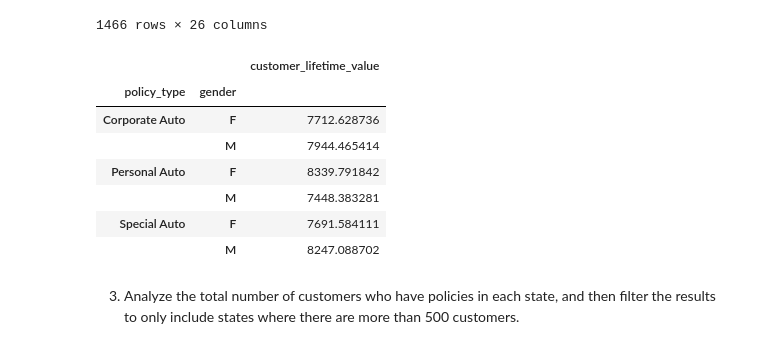
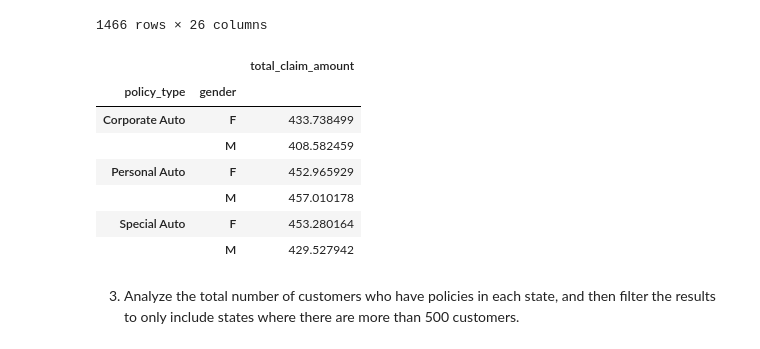
Before and after one commit to data-bootcamp-v4/lab-dw-data-aggregation-and-filtering, a Jupyter notebook: lab-dw-aggregating.ipynb, the cells around one changed output. Drawn from its saved outputs; the diff is of its cells as text; code cells hidden in the pictures.

```diff
--- a/lab-dw-aggregating.ipynb
+++ b/lab-dw-aggregating.ipynb
@@ -61,16 +61,16 @@ archivo
 | 10897 | 10897 | MM70762 | Arizona | 9075.768214 | Yes | Basic | Master | 1/26/11 | ... |
 1466 rows × 26 columns
 # %%
-archivo.groupby(["policy_type", "gender"]).agg({"customer_lifetime_value": "mean"})  #se agrupan los datos de los que quieres la media
+archivo.groupby(["policy_type", "gender"]).agg({"total_claim_amount": "mean"})  #se agrupan los datos de los que quieres la media
 # %% [output]
-|  |  | customer_lifetime_value |
+|  |  | total_claim_amount |
 | policy_type | gender |  |
-| Corporate Auto | F | 7712.628736 |
-|  | M | 7944.465414 |
-| Personal Auto | F | 8339.791842 |
-|  | M | 7448.383281 |
-| Special Auto | F | 7691.584111 |
-|  | M | 8247.088702 |
+| Corporate Auto | F | 433.738499 |
+|  | M | 408.582459 |
+| Personal Auto | F | 452.965929 |
+|  | M | 457.010178 |
+| Special Auto | F | 453.280164 |
+|  | M | 429.527942 |
 # %% [markdown]
 3. Analyze the total number of customers who have policies in each state, and then filter the results to only include states where there are more than 500 customers.
 # %%
```
Also changed, not shown: parts of 1 cell of this notebook.
